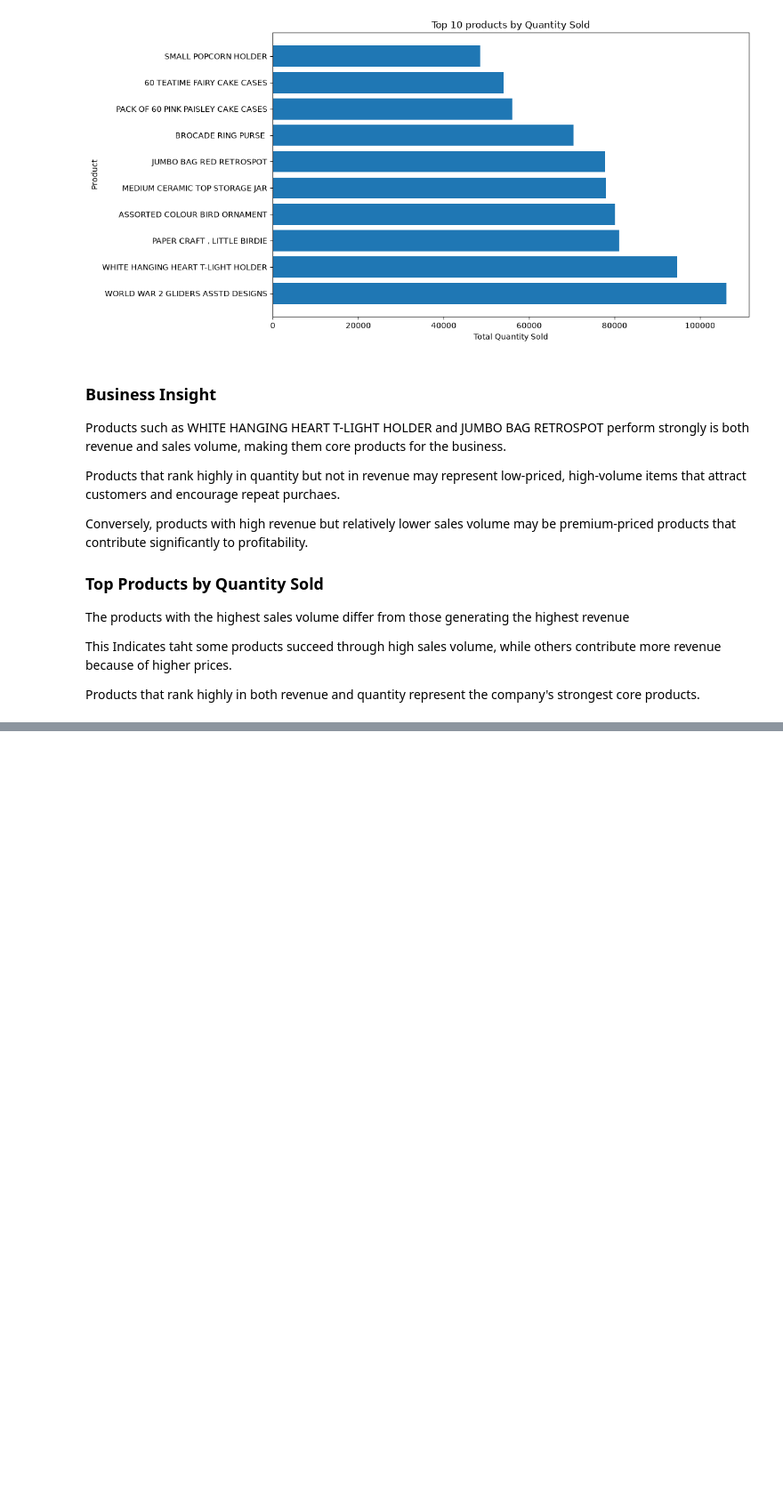
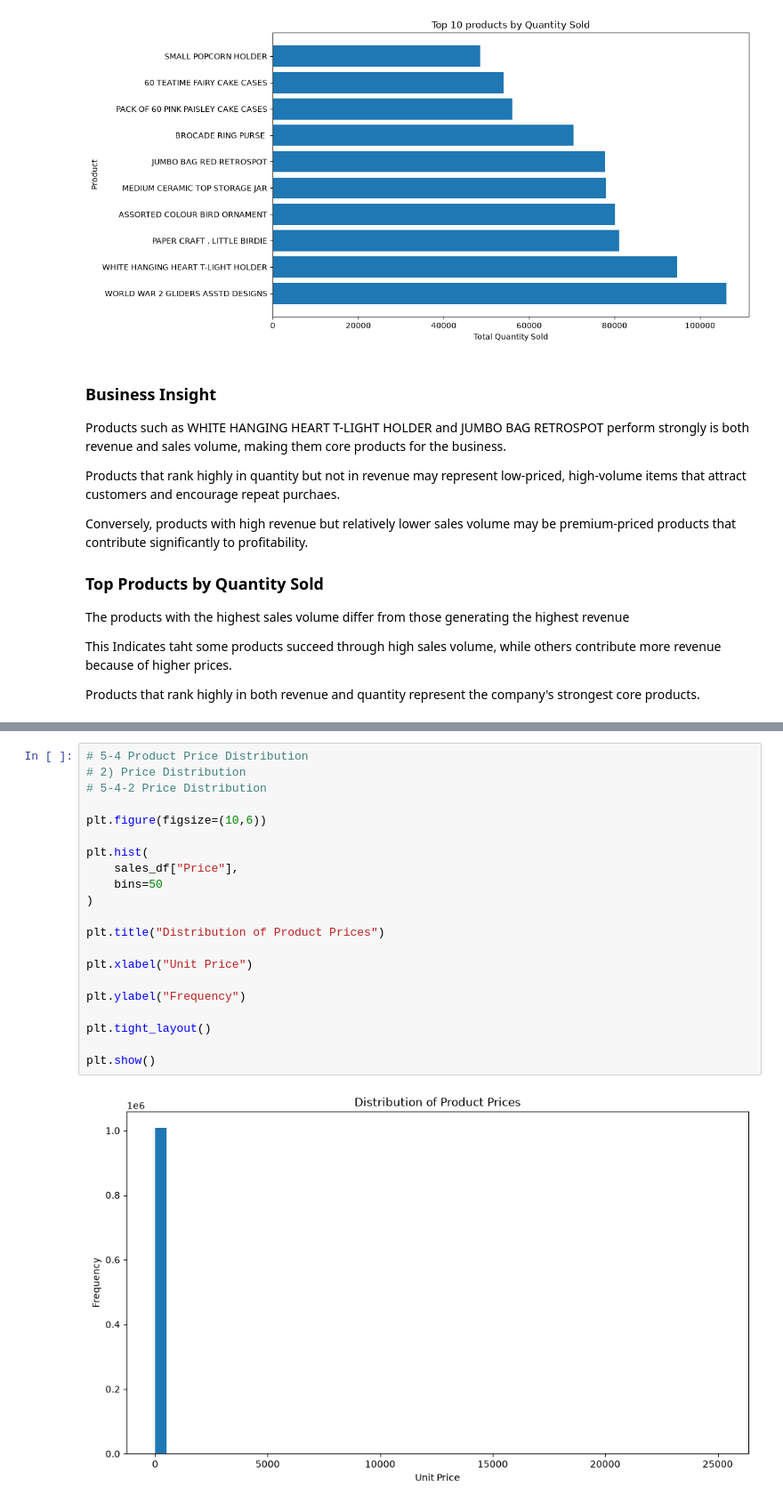
Before and after one commit to yoonjusong-analytics/ecommerce--customer-sales-analysis, a Jupyter notebook: notebook/03_exploratory_data_analysis.ipynb, the cells around one changed output, grey strips where cells are left out. Shown at 89% size. Saved outputs shown, nothing was run; the diff lists cells and outputs as text; blank space fills up the shorter version.

```diff
--- a/notebook/03_exploratory_data_analysis.ipynb
+++ b/notebook/03_exploratory_data_analysis.ipynb
@@ -1279,0 +1442,23 @@ Products that rank highly in both revenue and quantity represent the company's s
+# %%
+# 5-4 Product Price Distribution
+# 2) Price Distribution
+# 5-4-2 Price Distribution
+
+plt.figure(figsize=(10,6))
+
+plt.hist(
+    sales_df["Price"],
+    bins=50
+)
+
+plt.title("Distribution of Product Prices")
+
+plt.xlabel("Unit Price")
+
+plt.ylabel("Frequency")
+
+plt.tight_layout()
+
+plt.show()
+# %% [output]
+[figure, added]
```
Also changed, not shown: parts of 16 cells of this notebook, 1 other file.
